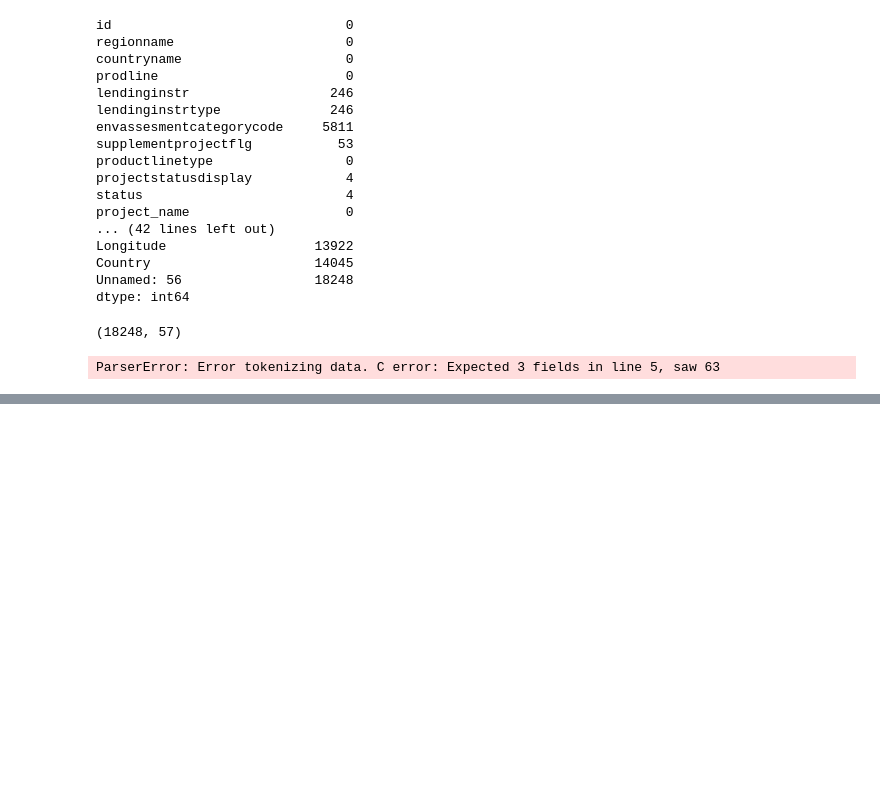
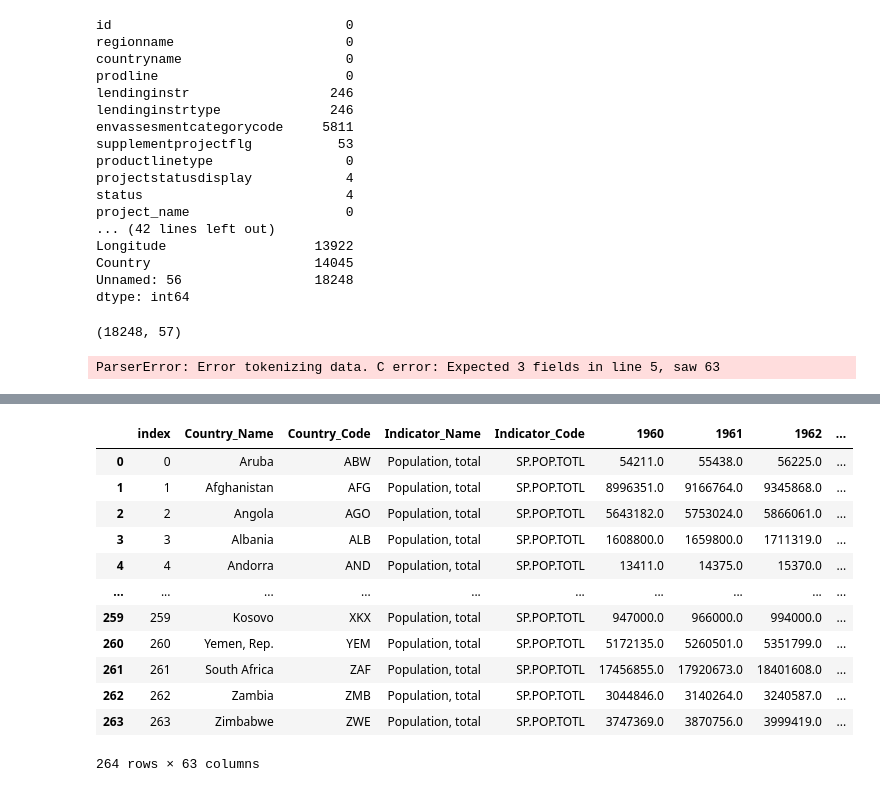
Before and after one commit to saravana-priya/Data_pipeline, a Jupyter notebook: scripts/extract.ipynb, the cells around one changed output, grey strips where cells are left out. Drawn from its saved outputs; the diff is of its cells as text; code cells hidden in the pictures; blank space fills up the shorter version.

Commit message:
Read & Transformation

```diff
--- a/scripts/extract.ipynb
+++ b/scripts/extract.ipynb
@@ -81,0 +306,22 @@ ParserError: Error tokenizing data. C error: Expected 3 fields in line 5, saw 63
+# %%
+import sqlite3
+
+#connection to the database
+conn = sqlite3.connect('C:/Users/Hp/Desktop/priya/DataPipeline/Data_pipeline/data/source_data/World Bank/population_data.db')
+
+#run a query
+pd.read_sql('SELECT * FROM population_data', conn)
+# %% [output]
+|  | index | Country_Name | Country_Code | Indicator_Name | Indicator_Code | 1960 | 1961 | 1962 | ... |
+| 0 | 0 | Aruba | ABW | Population, total | SP.POP.TOTL | 54211.0 | 55438.0 | 56225.0 | ... |
+| 1 | 1 | Afghanistan | AFG | Population, total | SP.POP.TOTL | 8996351.0 | 9166764.0 | 9345868.0 | ... |
+| 2 | 2 | Angola | AGO | Population, total | SP.POP.TOTL | 5643182.0 | 5753024.0 | 5866061.0 | ... |
+| 3 | 3 | Albania | ALB | Population, total | SP.POP.TOTL | 1608800.0 | 1659800.0 | 1711319.0 | ... |
+| 4 | 4 | Andorra | AND | Population, total | SP.POP.TOTL | 13411.0 | 14375.0 | 15370.0 | ... |
+| ... | ... | ... | ... | ... | ... | ... | ... | ... | ... |
+| 259 | 259 | Kosovo | XKX | Population, total | SP.POP.TOTL | 947000.0 | 966000.0 | 994000.0 | ... |
+| 260 | 260 | Yemen, Rep. | YEM | Population, total | SP.POP.TOTL | 5172135.0 | 5260501.0 | 5351799.0 | ... |
+| 261 | 261 | South Africa | ZAF | Population, total | SP.POP.TOTL | 17456855.0 | 17920673.0 | 18401608.0 | ... |
+| 262 | 262 | Zambia | ZMB | Population, total | SP.POP.TOTL | 3044846.0 | 3140264.0 | 3240587.0 | ... |
+| 263 | 263 | Zimbabwe | ZWE | Population, total | SP.POP.TOTL | 3747369.0 | 3870756.0 | 3999419.0 | ... |
+264 rows × 63 columns
```
Also changed, not shown: parts of 33 cells of this notebook, 2 other files.
